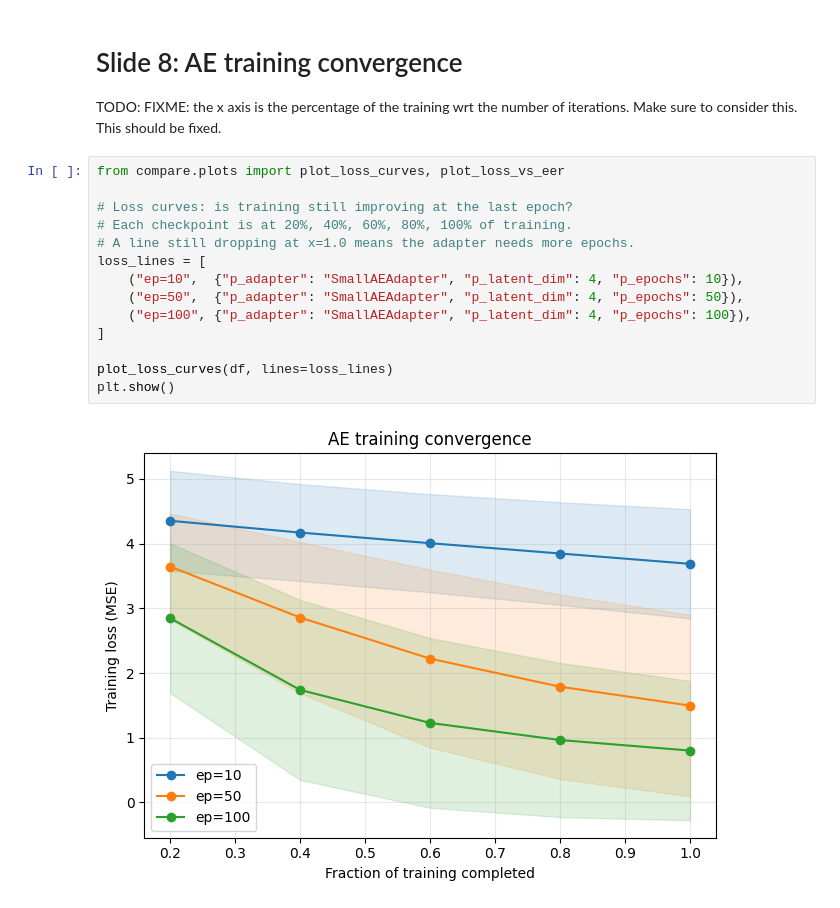
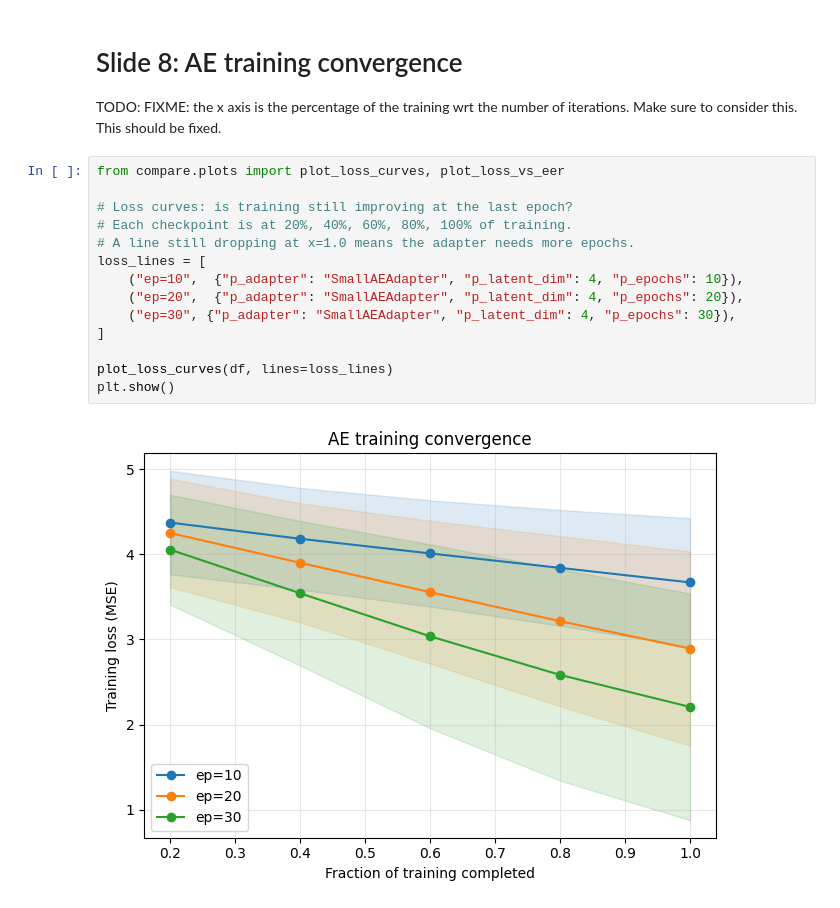
Before and after one commit to albertobasaglia/tinygmm-thesis, a Jupyter notebook: src/compare/plots.ipynb, the cells around one changed output. Drawn from its saved outputs; the diff is of its cells as text.

```diff
--- a/src/compare/plots.ipynb
+++ b/src/compare/plots.ipynb
@@ -469,16 +476,16 @@ Make sure to consider this. This should be fixed.
 # %%
 from compare.plots import plot_loss_curves, plot_loss_vs_eer
 
 # Loss curves: is training still improving at the last epoch?
 # Each checkpoint is at 20%, 40%, 60%, 80%, 100% of training.
 # A line still dropping at x=1.0 means the adapter needs more epochs.
 loss_lines = [
     ("ep=10",  {"p_adapter": "SmallAEAdapter", "p_latent_dim": 4, "p_epochs": 10}),
-    ("ep=50",  {"p_adapter": "SmallAEAdapter", "p_latent_dim": 4, "p_epochs": 50}),
-    ("ep=100", {"p_adapter": "SmallAEAdapter", "p_latent_dim": 4, "p_epochs": 100}),
+    ("ep=20",  {"p_adapter": "SmallAEAdapter", "p_latent_dim": 4, "p_epochs": 20}),
+    ("ep=30", {"p_adapter": "SmallAEAdapter", "p_latent_dim": 4, "p_epochs": 30}),
 ]
 
 plot_loss_curves(df, lines=loss_lines)
 plt.show()
 # %% [output]
-[figure, old version]
+[figure, new version]
```
Also changed, not shown: parts of 17 cells of this notebook, 4 other files.
